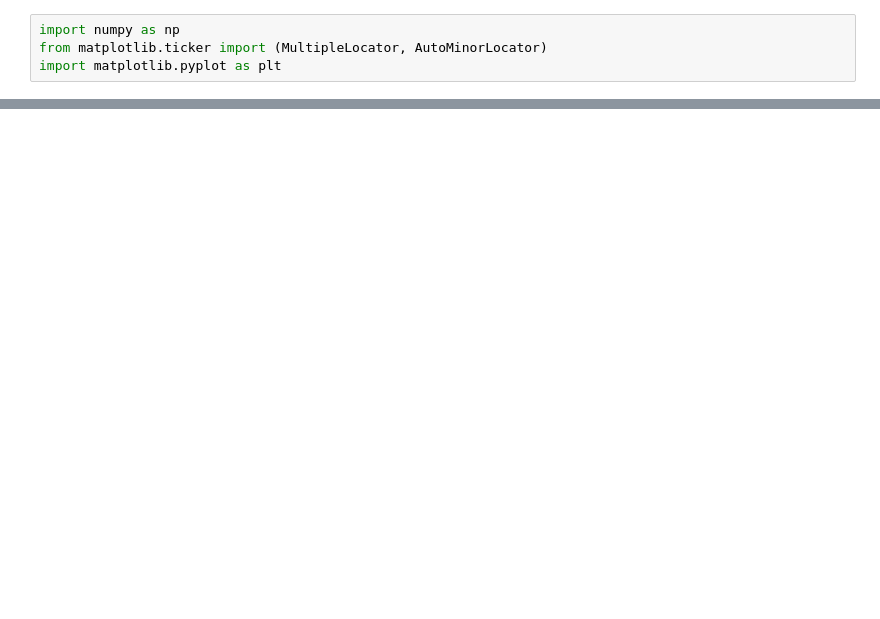
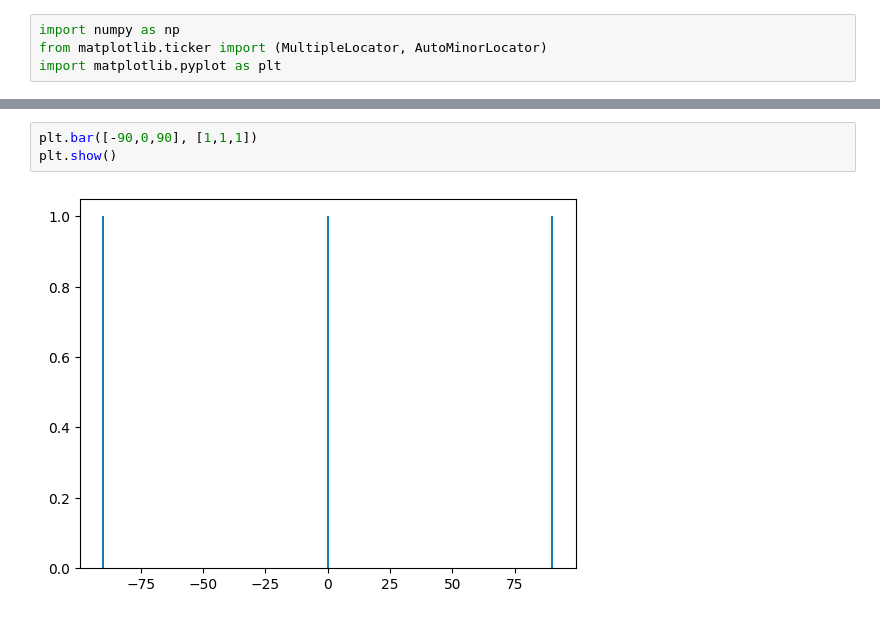
Before and after one commit to faizdaffa/Micromouse-PCB, a Jupyter notebook: ipynb/fuzzy.ipynb, the cells around one changed output, grey strips where cells are left out. Saved outputs shown, nothing was run; the diff lists cells and outputs as text; blank space fills up the shorter version.

```diff
--- a/ipynb/fuzzy.ipynb
+++ b/ipynb/fuzzy.ipynb
@@ -59,0 +99,5 @@ ax.plot(x2_sudut,y2_sudut, color='k')
+# %%
+plt.bar([-90,0,90], [1,1,1])
+plt.show()
+# %% [output]
+[figure, added]
```
Also changed, not shown: parts of 3 cells of this notebook.
